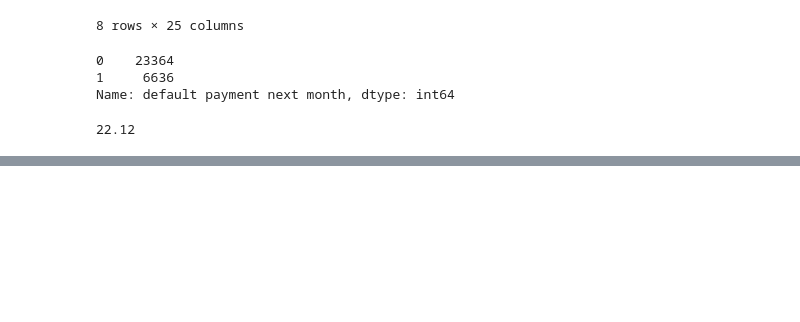
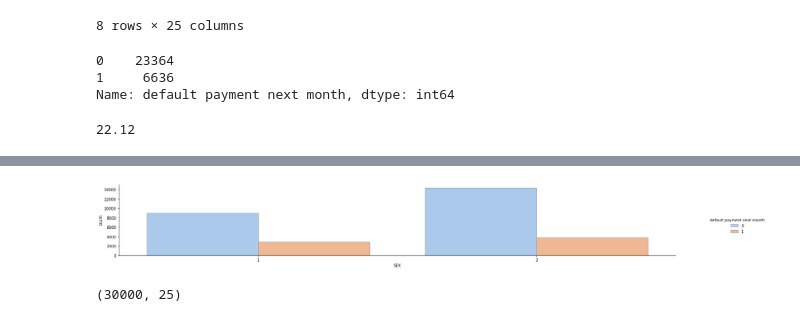
Before and after one commit to seonydg/ml-classification-credit-card-default, a Jupyter notebook: credit-card-default.ipynb, the cells around one changed output, grey strips where cells are left out. Cells and saved outputs as stored; diff of their text form; code cells hidden in the pictures; blank space fills up the shorter version.

```diff
--- a/credit-card-default.ipynb
+++ b/credit-card-default.ipynb
@@ -92,0 +122,9 @@ df['default payment next month'].value_counts()[1] / df['default payment next mo
+# %%
+sns.catplot(x="SEX", kind="count",palette="pastel", hue='default payment next month', edgecolor=".6",data=df, aspect=3)
+plt.gcf().set_size_inches(25, 3)
+# %% [output]
+[figure, added]
+# %%
+df.shape
+# %% [output]
+(30000, 25)
```
Also changed, not shown: parts of 2 cells of this notebook.
